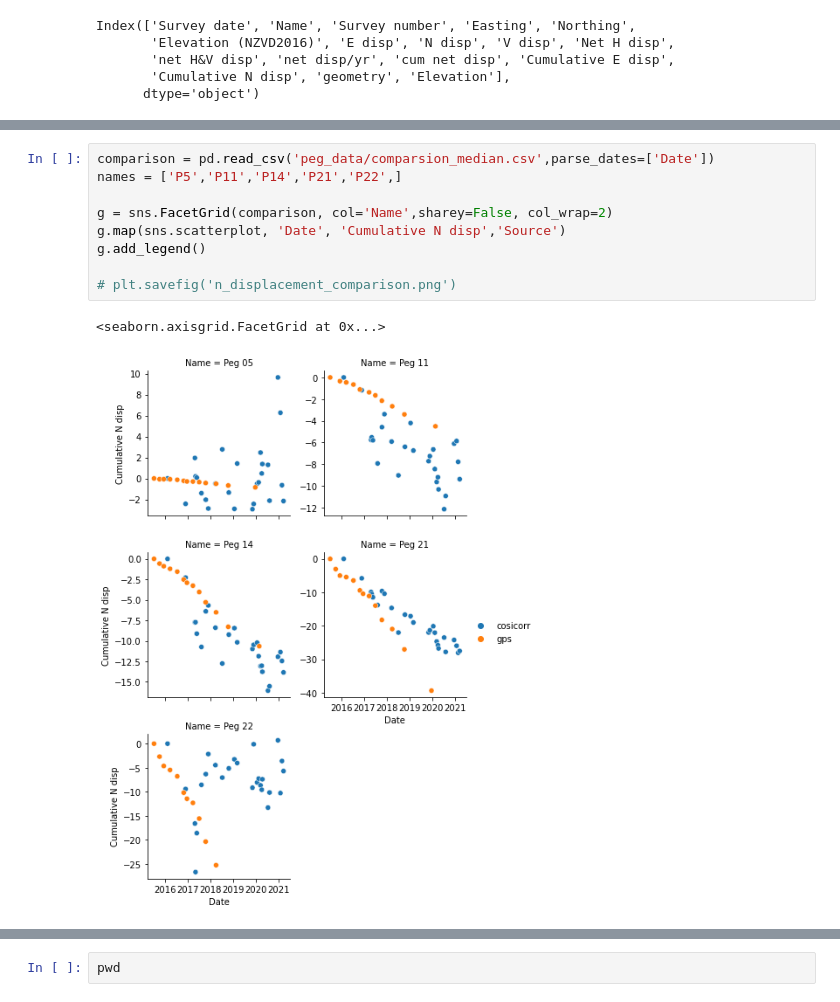
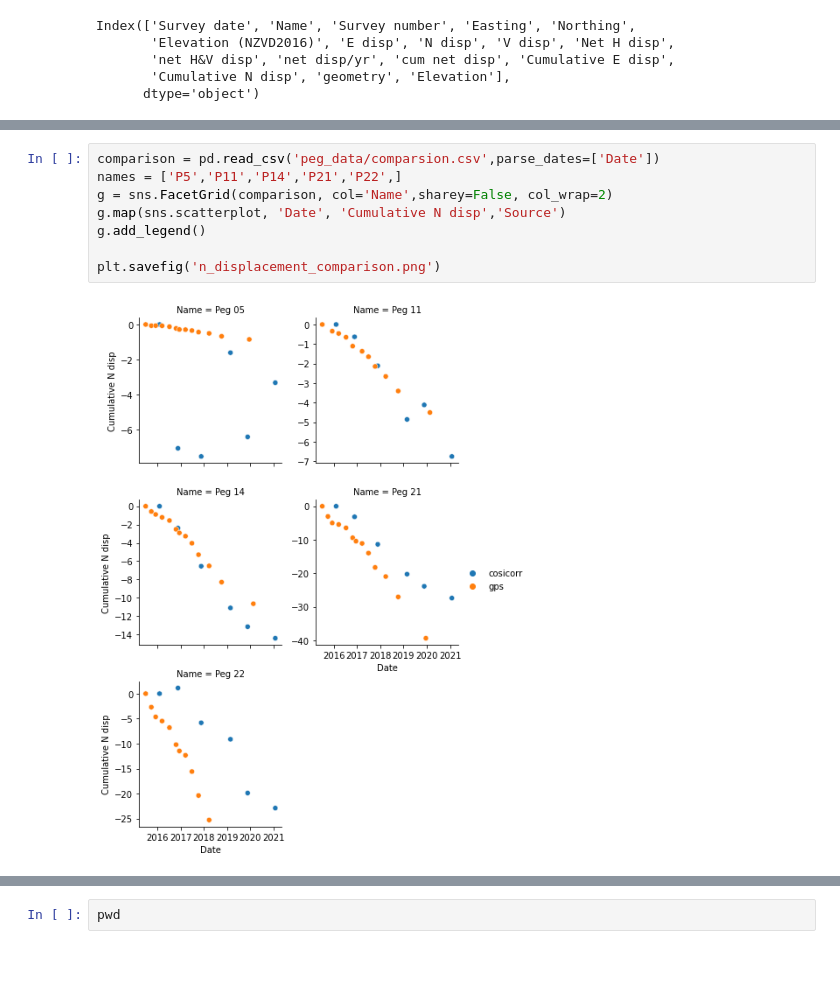
Before and after one commit to forrestfwilliams/pixeloffset_mintpy, a Jupyter notebook: ground_truth.ipynb, the cells around one changed output, grey strips where cells are left out. Drawn from its saved outputs; the diff is of its cells as text; blank space fills up the shorter version.

```diff
--- a/ground_truth.ipynb
+++ b/ground_truth.ipynb
@@ -145,15 +255,13 @@ comparison.to_csv('peg_data/comparsion_median.csv')
 # %%
-comparison = pd.read_csv('peg_data/comparsion_median.csv',parse_dates=['Date'])
+comparison = pd.read_csv('peg_data/comparsion.csv',parse_dates=['Date'])
 names = ['P5','P11','P14','P21','P22',]
-
 g = sns.FacetGrid(comparison, col='Name',sharey=False, col_wrap=2)
 g.map(sns.scatterplot, 'Date', 'Cumulative N disp','Source')
 g.add_legend()
 
-# plt.savefig('n_displacement_comparison.png')
+plt.savefig('n_displacement_comparison.png')
 # %% [output]
-<seaborn.axisgrid.FacetGrid at 0x...>
-[figure, old version]
+[figure, new version]
 # %%
 g = sns.FacetGrid(comparison, col='Name',sharey=False, col_wrap=2)
 g.map(sns.scatterplot, 'Date', 'Cumulative E disp','Source')
```
Also changed, not shown: parts of 12 cells of this notebook, 8 other files.
